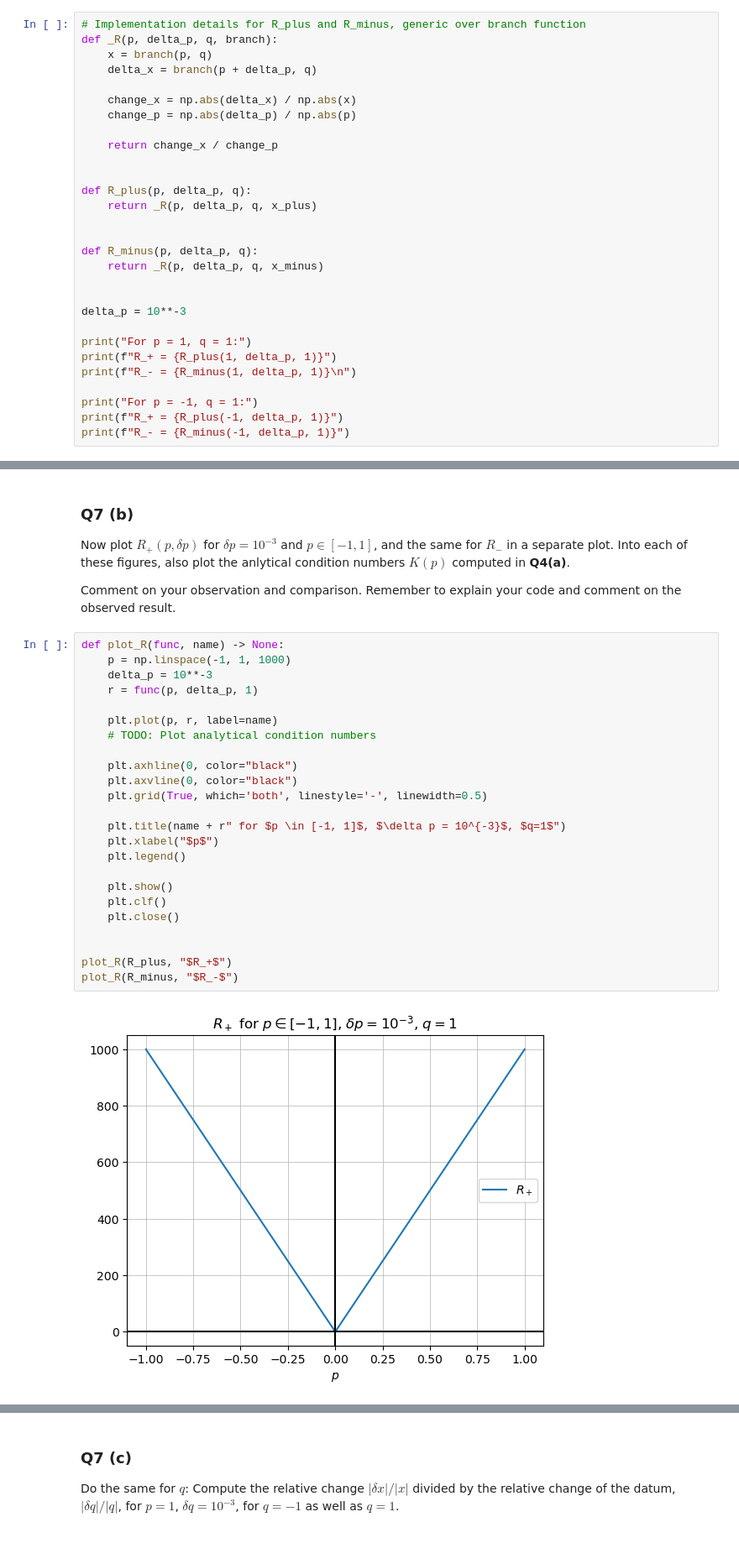
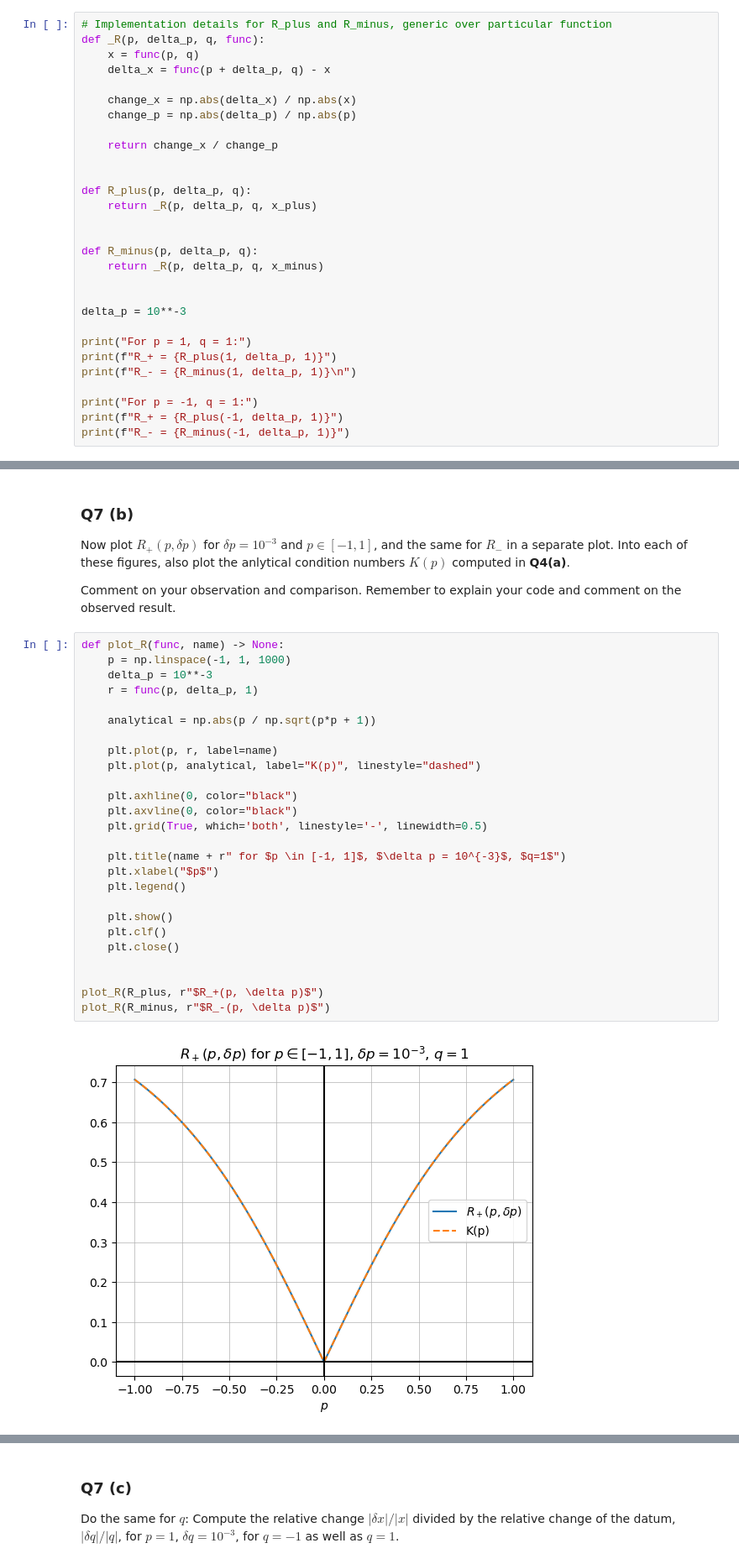
Before and after one commit to DoctorDalek1963/uni, a Jupyter notebook: second-year/MA2K4-Numerical-Methods-and-Computing/Ass-1/Dyson_Dyson_5503449_MA2K4_Assignment_1.ipynb, the cells around one changed output, grey strips where cells are left out. Shown at 84% size. Saved outputs shown, nothing was run; the diff lists cells and outputs as text.

```diff
--- a/second-year/MA2K4-Numerical-Methods-and-Computing/Ass-1/Dyson_Dyson_5503449_MA2K4_Assignment_1.ipynb
+++ b/second-year/MA2K4-Numerical-Methods-and-Computing/Ass-1/Dyson_Dyson_5503449_MA2K4_Assignment_1.ipynb
@@ -21,10 +21,10 @@ Consider first how sensitive the two solutions are when changing $p$, to measure
 
 Take a perturbation $\delta p = 10^{-3}$ and compute, for $p = -1$ as well as $p = 1$, for $q = 1$, the quantities $R_+$ and $R_-$. These quantities signify the sensitivity of the answer when changing the input ($p$ in this case). Comment on your observations and their implications.
 # %%
-# Implementation details for R_plus and R_minus, generic over branch function
-def _R(p, delta_p, q, branch):
-    x = branch(p, q)
-    delta_x = branch(p + delta_p, q)
+# Implementation details for R_plus and R_minus, generic over particular function
+def _R(p, delta_p, q, func):
+    x = func(p, q)
+    delta_x = func(p + delta_p, q) - x
 
     change_x = np.abs(delta_x) / np.abs(x)
     change_p = np.abs(delta_p) / np.abs(p)
@@ -68,26 +68,28 @@ Comment on your observation and comparison. Remember to explain your code and co
 # %%
 def plot_R(func, name) -> None:
     p = np.linspace(-1, 1, 1000)
     delta_p = 10**-3
     r = func(p, delta_p, 1)
 
+    analytical = np.abs(p / np.sqrt(p*p + 1))
+
     plt.plot(p, r, label=name)
-    # TODO: Plot analytical condition numbers
+    plt.plot(p, analytical, label="K(p)", linestyle="dashed")
 
     plt.axhline(0, color="black")
     plt.axvline(0, color="black")
     plt.grid(True, which='both', linestyle='-', linewidth=0.5)
 
     plt.title(name + r" for $p \in [-1, 1]$, $\delta p = 10^{-3}$, $q=1$")
     plt.xlabel("$p$")
     plt.legend()
 
     plt.show()
     plt.clf()
     plt.close()
 
 
-plot_R(R_plus, "$R_+$")
-plot_R(R_minus, "$R_-$")
+plot_R(R_plus, r"$R_+(p, \delta p)$")
+plot_R(R_minus, r"$R_-(p, \delta p)$")
 # %% [output]
-[figure, old version]
+[figure, new version]
```
Also changed, not shown: parts of 8 cells of this notebook, 2 other files.
